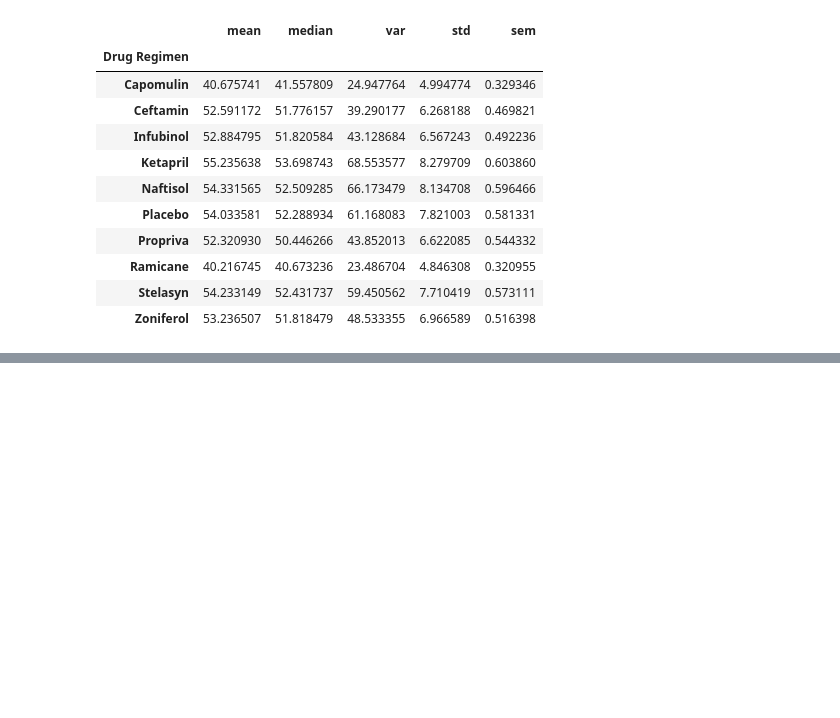
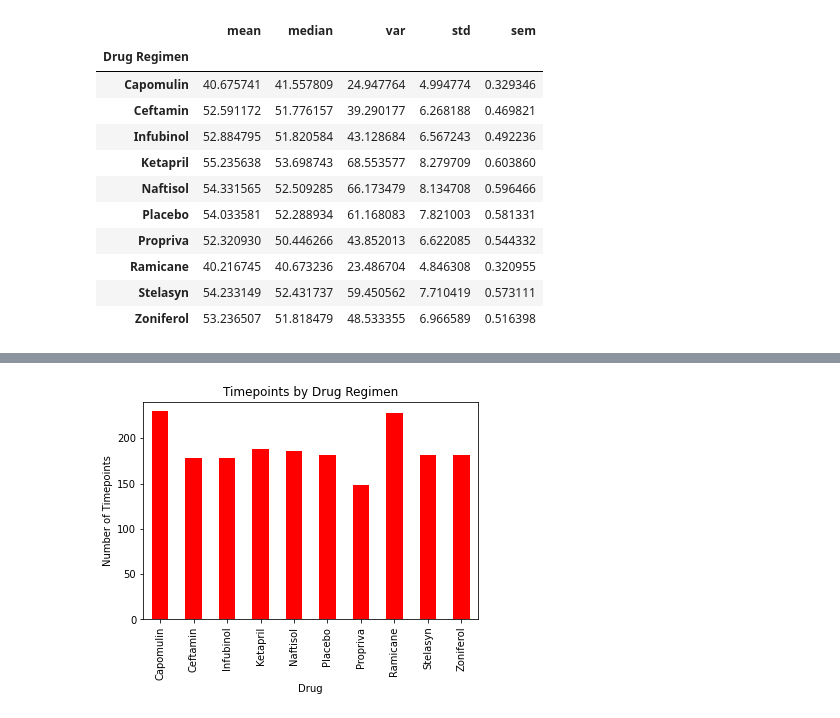
Before and after one commit to EHoaglund94/Week_5_Matplotlib, a Jupyter notebook: The Power of Plots.ipynb, the cells around one changed output, grey strips where cells are left out. Saved outputs shown, nothing was run; the diff lists cells and outputs as text; code cells hidden in the pictures; blank space fills up the shorter version.

```diff
--- a/The Power of Plots.ipynb
+++ b/The Power of Plots.ipynb
@@ -145,0 +161,21 @@ agg_df
+# %%
+# Generate a bar plot showing the total number of timepoints for all mice tested for each drug regimen using pyplot.
+x_axis = np.arange(len(drug_group_df['Drug Regimen']))
+y_axis = total_timepoints
+
+tick_locations = []
+
+for x in x_axis:
+    tick_locations.append(x)
+plt.title('Timepoints by Drug Regimen')
+plt.xlabel('Drug')
+plt.ylabel('Number of Timepoints')
+
+plt.xlim(-0.5, len(x_axis)-0.5)
+plt.ylim(0,y_axis.max() +10)
+
+plt.xticks(tick_locations, y_axis.index, rotation = "vertical")
+plt.bar(x_axis, y_axis, facecolor = 'red', alpha = 1, align = 'center', width = 0.5)
+plt.show()
+# %% [output]
+[figure, added]
```
Also changed, not shown: parts of 6 cells of this notebook.
